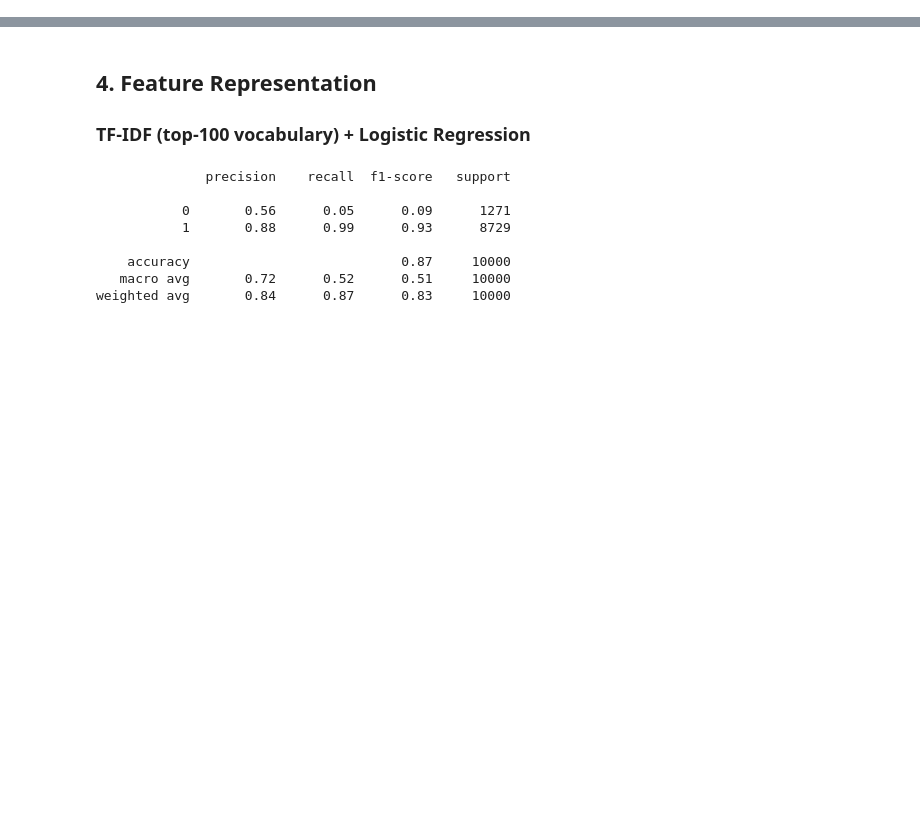
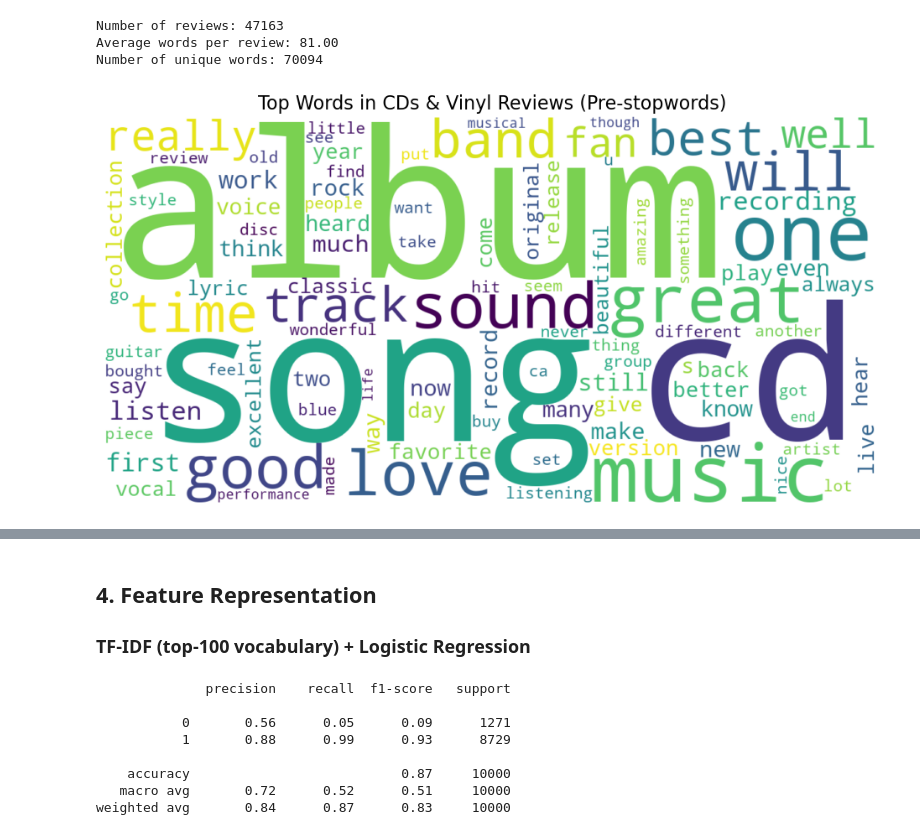
Before and after one commit to GLJADS/AML_v2.0, a Jupyter notebook: Assignment1_CDs_Vinyl.ipynb, the cells around one changed output, grey strips where cells are left out. Drawn from its saved outputs; the diff is of its cells as text; code cells hidden in the pictures; blank space fills up the shorter version.

```diff
--- a/Assignment1_CDs_Vinyl.ipynb
+++ b/Assignment1_CDs_Vinyl.ipynb
@@ -188,0 +185,25 @@ their mutual information with the sentiment label.
+# %%
+n_reviews = len(df_clean)
+avg_words = df_clean["tokens"].str.len().mean()
+all_tokens = [w for toks in df_clean["tokens"] for w in toks]
+unique_words = len(set(all_tokens))
+
+print(f"Number of reviews: {n_reviews}")
+print(f"Average words per review: {avg_words:.2f}")
+print(f"Number of unique words: {unique_words}")
+
+# WordCloud visualization from Team 4
+wc_text = ' '.join(all_tokens[:200000])  # sample to speed up rendering
+wordcloud = WordCloud(width=1200, height=600, background_color='white', max_words=100).generate(wc_text)
+
+plt.figure(figsize=(12, 6))
+plt.imshow(wordcloud, interpolation='bilinear')
+plt.axis('off')
+plt.title("Top Words in CDs & Vinyl Reviews (Pre-stopwords)", fontsize=16)
+plt.savefig("Report/images/wordcloud_top_words.png", dpi=150, bbox_inches="tight")
+plt.show()
+# %% [output]
+Number of reviews: 47163
+Average words per review: 81.00
+Number of unique words: 70094
+[figure, added]
```
Also changed, not shown: parts of 23 cells of this notebook, 5 other files.
